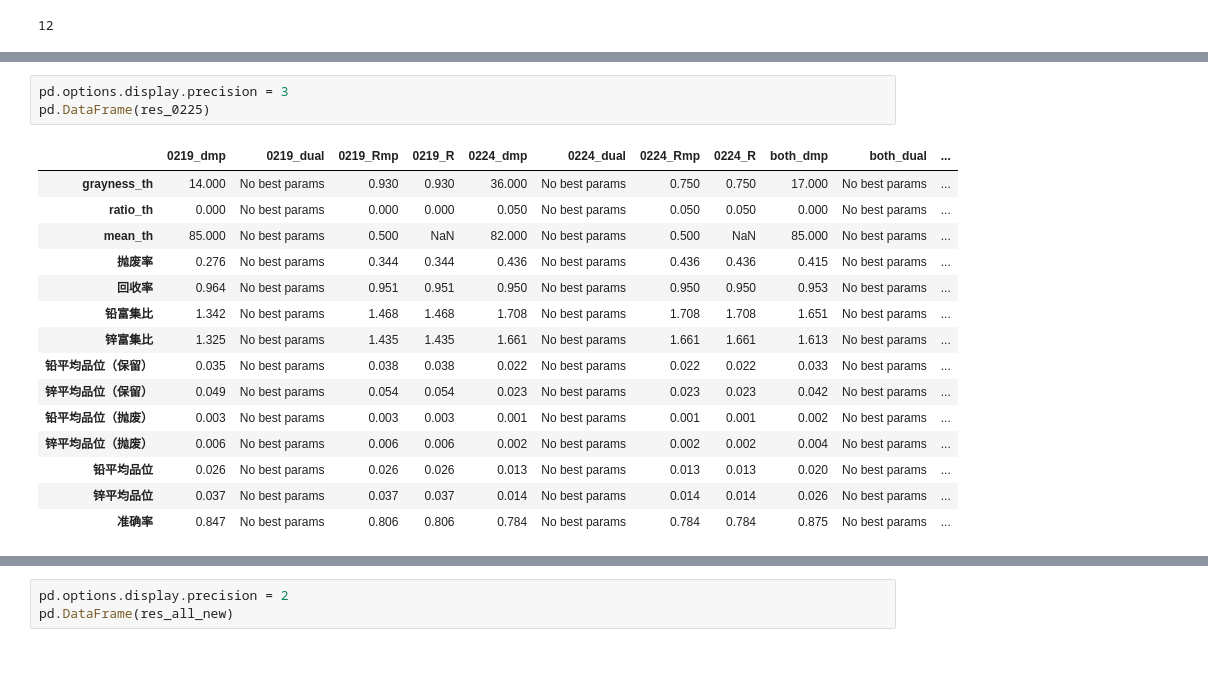
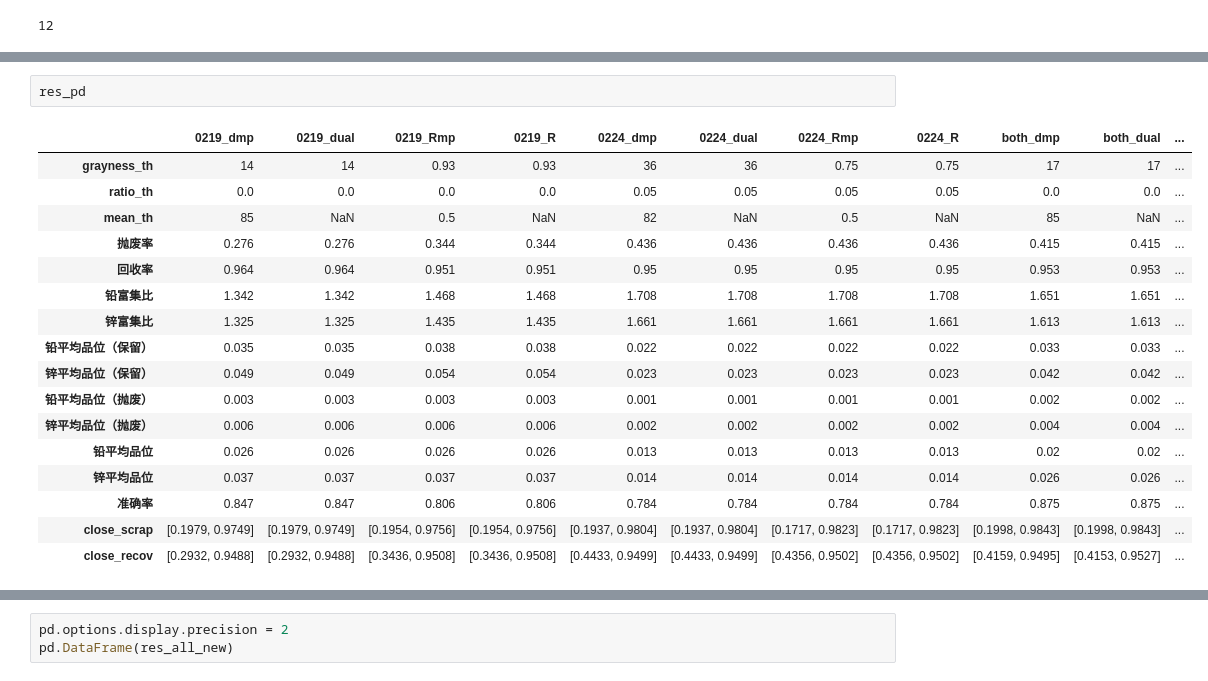
Before and after one commit to yaojian95/jt_ore_sorting, a Jupyter notebook: run_code.ipynb, the cells around one changed output, grey strips where cells are left out. Saved outputs shown, nothing was run; the diff lists cells and outputs as text.

```diff
--- a/run_code.ipynb
+++ b/run_code.ipynb
@@ -435,19 +454,20 @@ pd.DataFrame(res_0225_new)
-# %%
-pd.options.display.precision = 3
-pd.DataFrame(res_0225)
-# %% [output]
-|  | 0219_dmp | 0219_dual | 0219_Rmp | 0219_R | 0224_dmp | 0224_dual | 0224_Rmp | 0224_R | both_dmp | both_dual | ... |
-| grayness_th | 14.000 | No best params | 0.930 | 0.930 | 36.000 | No best params | 0.750 | 0.750 | 17.000 | No best params | ... |
-| ratio_th | 0.000 | No best params | 0.000 | 0.000 | 0.050 | No best params | 0.050 | 0.050 | 0.000 | No best params | ... |
-| mean_th | 85.000 | No best params | 0.500 | NaN | 82.000 | No best params | 0.500 | NaN | 85.000 | No best params | ... |
-| 抛废率 | 0.276 | No best params | 0.344 | 0.344 | 0.436 | No best params | 0.436 | 0.436 | 0.415 | No best params | ... |
-| 回收率 | 0.964 | No best params | 0.951 | 0.951 | 0.950 | No best params | 0.950 | 0.950 | 0.953 | No best params | ... |
-| 铅富集比 | 1.342 | No best params | 1.468 | 1.468 | 1.708 | No best params | 1.708 | 1.708 | 1.651 | No best params | ... |
-| 锌富集比 | 1.325 | No best params | 1.435 | 1.435 | 1.661 | No best params | 1.661 | 1.661 | 1.613 | No best params | ... |
-| 铅平均品位（保留） | 0.035 | No best params | 0.038 | 0.038 | 0.022 | No best params | 0.022 | 0.022 | 0.033 | No best params | ... |
-| 锌平均品位（保留） | 0.049 | No best params | 0.054 | 0.054 | 0.023 | No best params | 0.023 | 0.023 | 0.042 | No best params | ... |
-| 铅平均品位（抛废） | 0.003 | No best params | 0.003 | 0.003 | 0.001 | No best params | 0.001 | 0.001 | 0.002 | No best params | ... |
-| 锌平均品位（抛废） | 0.006 | No best params | 0.006 | 0.006 | 0.002 | No best params | 0.002 | 0.002 | 0.004 | No best params | ... |
-| 铅平均品位 | 0.026 | No best params | 0.026 | 0.026 | 0.013 | No best params | 0.013 | 0.013 | 0.020 | No best params | ... |
-| 锌平均品位 | 0.037 | No best params | 0.037 | 0.037 | 0.014 | No best params | 0.014 | 0.014 | 0.026 | No best params | ... |
-| 准确率 | 0.847 | No best params | 0.806 | 0.806 | 0.784 | No best params | 0.784 | 0.784 | 0.875 | No best params | ... |
+# %%
+res_pd
+# %% [output]
+|  | 0219_dmp | 0219_dual | 0219_Rmp | 0219_R | 0224_dmp | 0224_dual | 0224_Rmp | 0224_R | both_dmp | both_dual | ... |
+| grayness_th | 14 | 14 | 0.93 | 0.93 | 36 | 36 | 0.75 | 0.75 | 17 | 17 | ... |
+| ratio_th | 0.0 | 0.0 | 0.0 | 0.0 | 0.05 | 0.05 | 0.05 | 0.05 | 0.0 | 0.0 | ... |
+| mean_th | 85 | NaN | 0.5 | NaN | 82 | NaN | 0.5 | NaN | 85 | NaN | ... |
+| 抛废率 | 0.276 | 0.276 | 0.344 | 0.344 | 0.436 | 0.436 | 0.436 | 0.436 | 0.415 | 0.415 | ... |
+| 回收率 | 0.964 | 0.964 | 0.951 | 0.951 | 0.95 | 0.95 | 0.95 | 0.95 | 0.953 | 0.953 | ... |
+| 铅富集比 | 1.342 | 1.342 | 1.468 | 1.468 | 1.708 | 1.708 | 1.708 | 1.708 | 1.651 | 1.651 | ... |
+| 锌富集比 | 1.325 | 1.325 | 1.435 | 1.435 | 1.661 | 1.661 | 1.661 | 1.661 | 1.613 | 1.613 | ... |
+| 铅平均品位（保留） | 0.035 | 0.035 | 0.038 | 0.038 | 0.022 | 0.022 | 0.022 | 0.022 | 0.033 | 0.033 | ... |
+| 锌平均品位（保留） | 0.049 | 0.049 | 0.054 | 0.054 | 0.023 | 0.023 | 0.023 | 0.023 | 0.042 | 0.042 | ... |
+| 铅平均品位（抛废） | 0.003 | 0.003 | 0.003 | 0.003 | 0.001 | 0.001 | 0.001 | 0.001 | 0.002 | 0.002 | ... |
+| 锌平均品位（抛废） | 0.006 | 0.006 | 0.006 | 0.006 | 0.002 | 0.002 | 0.002 | 0.002 | 0.004 | 0.004 | ... |
+| 铅平均品位 | 0.026 | 0.026 | 0.026 | 0.026 | 0.013 | 0.013 | 0.013 | 0.013 | 0.02 | 0.02 | ... |
+| 锌平均品位 | 0.037 | 0.037 | 0.037 | 0.037 | 0.014 | 0.014 | 0.014 | 0.014 | 0.026 | 0.026 | ... |
+| 准确率 | 0.847 | 0.847 | 0.806 | 0.806 | 0.784 | 0.784 | 0.784 | 0.784 | 0.875 | 0.875 | ... |
+| close_scrap | [0.1979, 0.9749] | [0.1979, 0.9749] | [0.1954, 0.9756] | [0.1954, 0.9756] | [0.1937, 0.9804] | [0.1937, 0.9804] | [0.1717, 0.9823] | [0.1717, 0.9823] | [0.1998, 0.9843] | [0.1998, 0.9843] | ... |
+| close_recov | [0.2932, 0.9488] | [0.2932, 0.9488] | [0.3436, 0.9508] | [0.3436, 0.9508] | [0.4433, 0.9499] | [0.4433, 0.9499] | [0.4356, 0.9502] | [0.4356, 0.9502] | [0.4159, 0.9495] | [0.4153, 0.9527] | ... |
```
Also changed, not shown: parts of 16 cells of this notebook, 2 other files.
